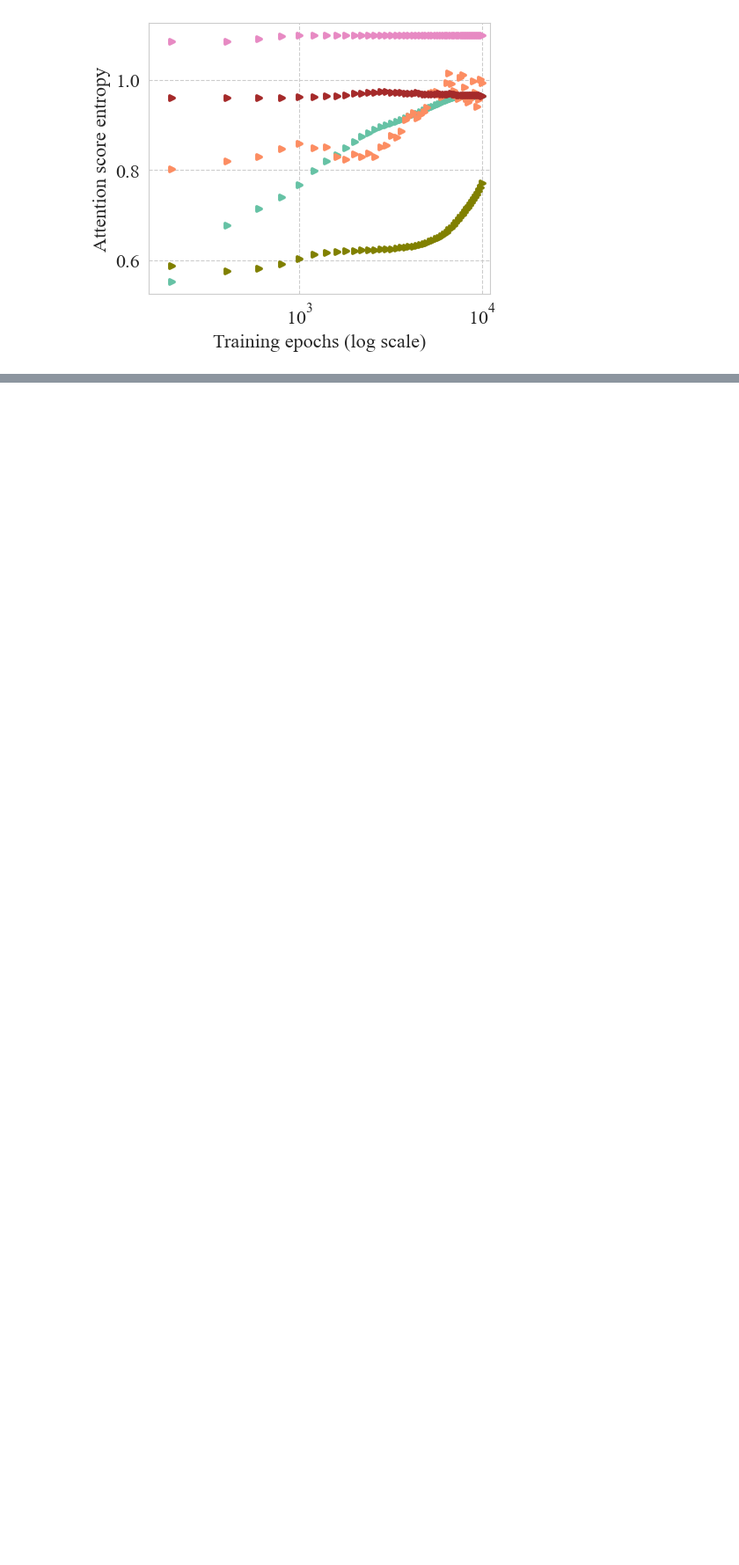
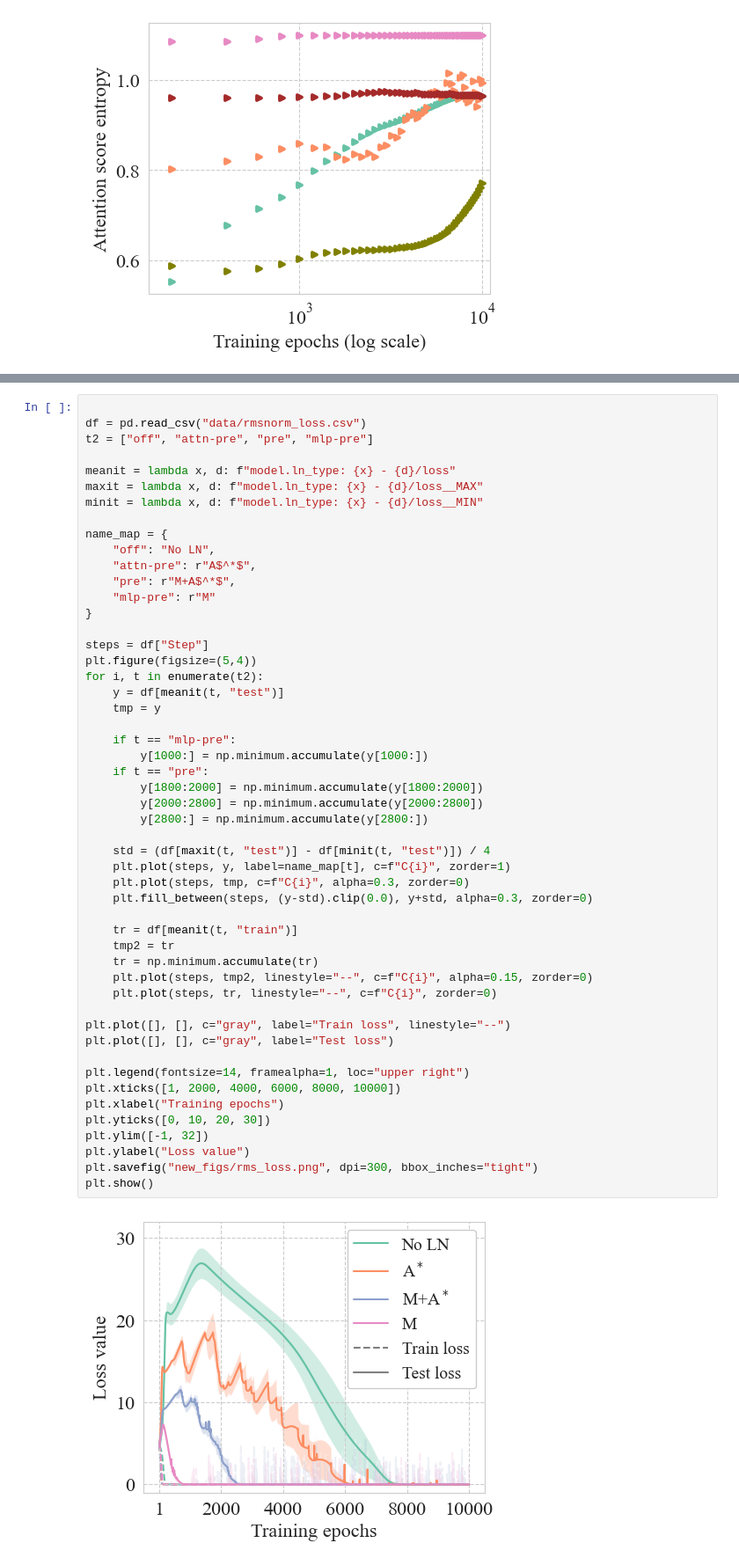
Before and after one commit to jaisidhsingh/layernorm-grok, a Jupyter notebook: notebooks/plots_2.ipynb, the cells around one changed output, grey strips where cells are left out. Shown at 88% size. Drawn from its saved outputs; the diff is of its cells as text; blank space fills up the shorter version.

```diff
--- a/notebooks/plots_2.ipynb
+++ b/notebooks/plots_2.ipynb
@@ -487,0 +571,53 @@ plt.show()
+# %%
+
+df = pd.read_csv("data/rmsnorm_loss.csv")
+t2 = ["off", "attn-pre", "pre", "mlp-pre"]
+
+meanit = lambda x, d: f"model.ln_type: {x} - {d}/loss"
+maxit = lambda x, d: f"model.ln_type: {x} - {d}/loss__MAX"
+minit = lambda x, d: f"model.ln_type: {x} - {d}/loss__MIN"
+
+name_map = {
+    "off": "No LN",
+    "attn-pre": r"A$^*$",
+    "pre": r"M+A$^*$",
+    "mlp-pre": r"M"
+}
+
+steps = df["Step"]
+plt.figure(figsize=(5,4))
+for i, t in enumerate(t2):
+    y = df[meanit(t, "test")]
+    tmp = y
+
+    if t == "mlp-pre":
+        y[1000:] = np.minimum.accumulate(y[1000:])
+    if t == "pre":
+        y[1800:2000] = np.minimum.accumulate(y[1800:2000])
+        y[2000:2800] = np.minimum.accumulate(y[2000:2800])
+        y[2800:] = np.minimum.accumulate(y[2800:])
+
+    std = (df[maxit(t, "test")] - df[minit(t, "test")]) / 4
+    plt.plot(steps, y, label=name_map[t], c=f"C{i}", zorder=1)
+    plt.plot(steps, tmp, c=f"C{i}", alpha=0.3, zorder=0)
+    plt.fill_between(steps, (y-std).clip(0.0), y+std, alpha=0.3, zorder=0)
+
+    tr = df[meanit(t, "train")]
+    tmp2 = tr
+    tr = np.minimum.accumulate(tr)
+    plt.plot(steps, tmp2, linestyle="--", c=f"C{i}", alpha=0.15, zorder=0)
+    plt.plot(steps, tr, linestyle="--", c=f"C{i}", zorder=0)
+
+plt.plot([], [], c="gray", label="Train loss", linestyle="--")
+plt.plot([], [], c="gray", label="Test loss")
+
+plt.legend(fontsize=14, framealpha=1, loc="upper right")
+plt.xticks([1, 2000, 4000, 6000, 8000, 10000])
+plt.xlabel("Training epochs")
+plt.yticks([0, 10, 20, 30])
+plt.ylim([-1, 32])
+plt.ylabel("Loss value")
+plt.savefig("new_figs/rms_loss.png", dpi=300, bbox_inches="tight")
+plt.show()
+# %% [output]
+[figure, added]
```
Also changed, not shown: parts of 7 cells of this notebook, 45 other files.
